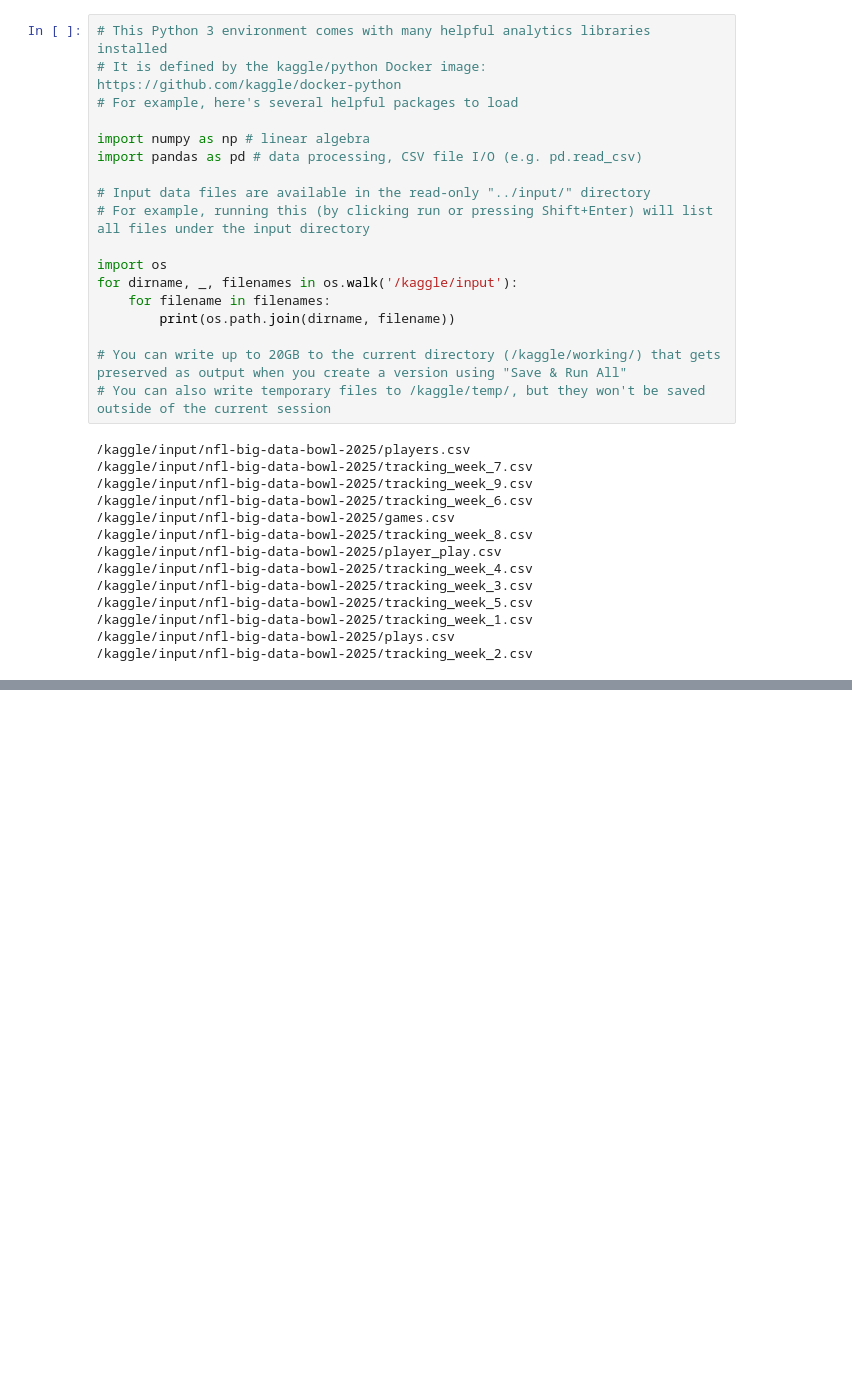
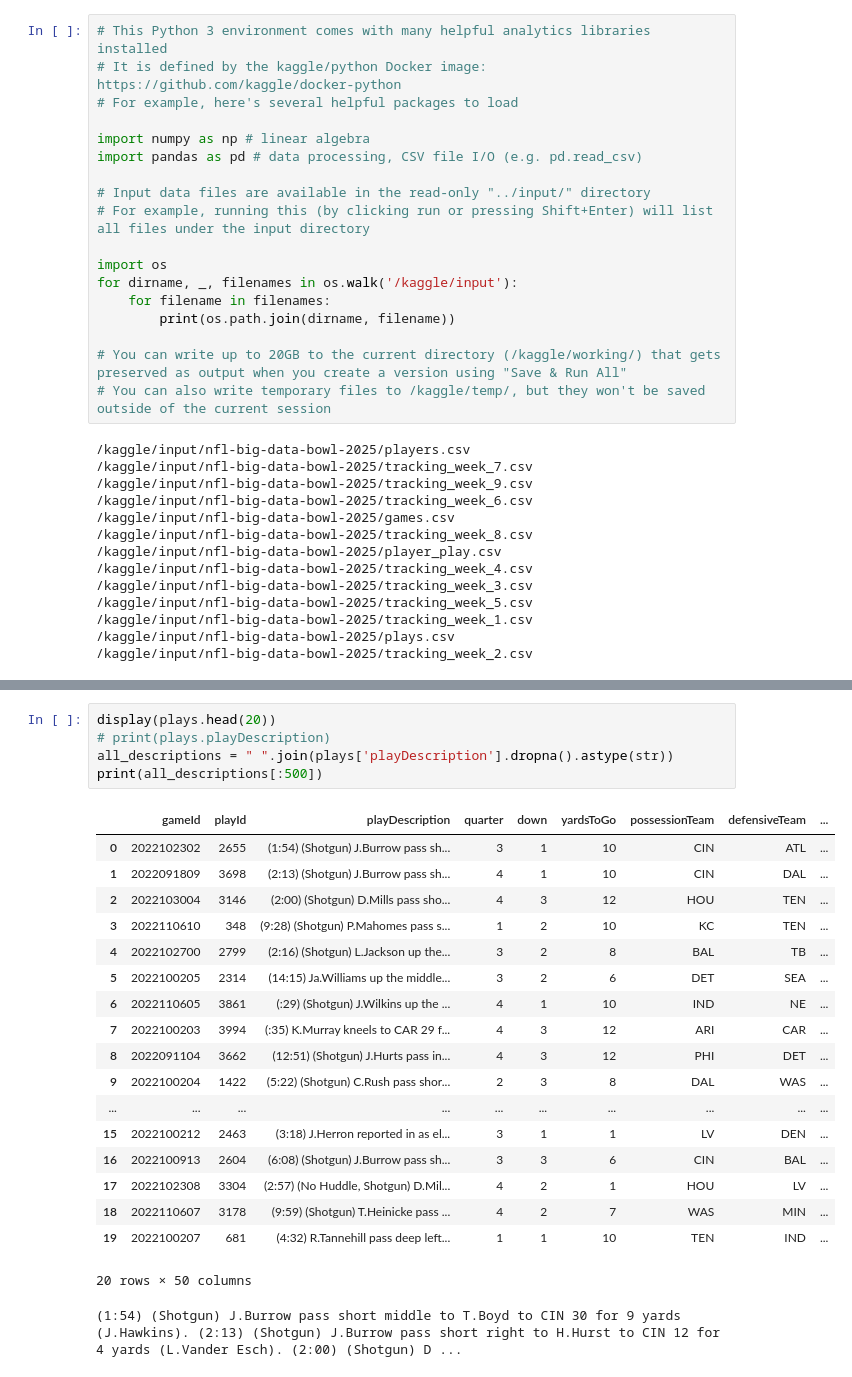
Before and after one commit to alme9155/dtsa-5506, a Jupyter notebook: gnns-prototype.ipynb, the cells around one changed output, grey strips where cells are left out. Saved outputs shown, nothing was run; the diff lists cells and outputs as text; blank space fills up the shorter version.

```diff
--- a/gnns-prototype.ipynb
+++ b/gnns-prototype.ipynb
@@ -42,0 +65,25 @@ print(plays.columns)
+# %%
+display(plays.head(20))
+# print(plays.playDescription)
+all_descriptions = " ".join(plays['playDescription'].dropna().astype(str))
+print(all_descriptions[:500])
+# %% [output]
+|  | gameId | playId | playDescription | quarter | down | yardsToGo | possessionTeam | defensiveTeam | ... |
+| 0 | 2022102302 | 2655 | (1:54) (Shotgun) J.Burrow pass sh... | 3 | 1 | 10 | CIN | ATL | ... |
+| 1 | 2022091809 | 3698 | (2:13) (Shotgun) J.Burrow pass sh... | 4 | 1 | 10 | CIN | DAL | ... |
+| 2 | 2022103004 | 3146 | (2:00) (Shotgun) D.Mills pass sho... | 4 | 3 | 12 | HOU | TEN | ... |
+| 3 | 2022110610 | 348 | (9:28) (Shotgun) P.Mahomes pass s... | 1 | 2 | 10 | KC | TEN | ... |
+| 4 | 2022102700 | 2799 | (2:16) (Shotgun) L.Jackson up the... | 3 | 2 | 8 | BAL | TB | ... |
+| 5 | 2022100205 | 2314 | (14:15) Ja.Williams up the middle... | 3 | 2 | 6 | DET | SEA | ... |
+| 6 | 2022110605 | 3861 | (:29) (Shotgun) J.Wilkins up the ... | 4 | 1 | 10 | IND | NE | ... |
+| 7 | 2022100203 | 3994 | (:35) K.Murray kneels to CAR 29 f... | 4 | 3 | 12 | ARI | CAR | ... |
+| 8 | 2022091104 | 3662 | (12:51) (Shotgun) J.Hurts pass in... | 4 | 3 | 12 | PHI | DET | ... |
+| 9 | 2022100204 | 1422 | (5:22) (Shotgun) C.Rush pass shor... | 2 | 3 | 8 | DAL | WAS | ... |
+| ... | ... | ... | ... | ... | ... | ... | ... | ... | ... |
+| 15 | 2022100212 | 2463 | (3:18) J.Herron reported in as el... | 3 | 1 | 1 | LV | DEN | ... |
+| 16 | 2022100913 | 2604 | (6:08) (Shotgun) J.Burrow pass sh... | 3 | 3 | 6 | CIN | BAL | ... |
+| 17 | 2022102308 | 3304 | (2:57) (No Huddle, Shotgun) D.Mil... | 4 | 2 | 1 | HOU | LV | ... |
+| 18 | 2022110607 | 3178 | (9:59) (Shotgun) T.Heinicke pass ... | 4 | 2 | 7 | WAS | MIN | ... |
+| 19 | 2022100207 | 681 | (4:32) R.Tannehill pass deep left... | 1 | 1 | 10 | TEN | IND | ... |
+20 rows × 50 columns
+(1:54) (Shotgun) J.Burrow pass short middle to T.Boyd to CIN 30 for 9 yards (J.Hawkins). (2:13) (Shotgun) J.Burrow pass short right to H.Hurst to CIN 12 for 4 yards (L.Vander Esch). (2:00) (Shotgun) D ...
```
Also changed, not shown: parts of 11 cells of this notebook.
